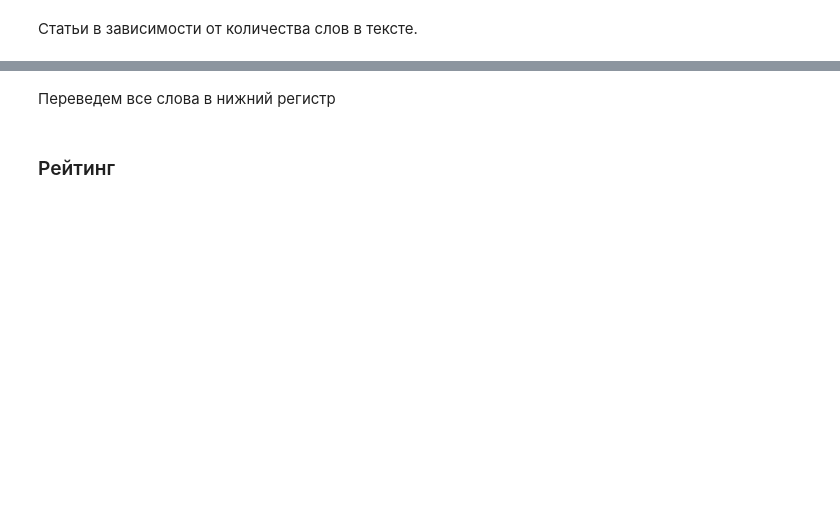
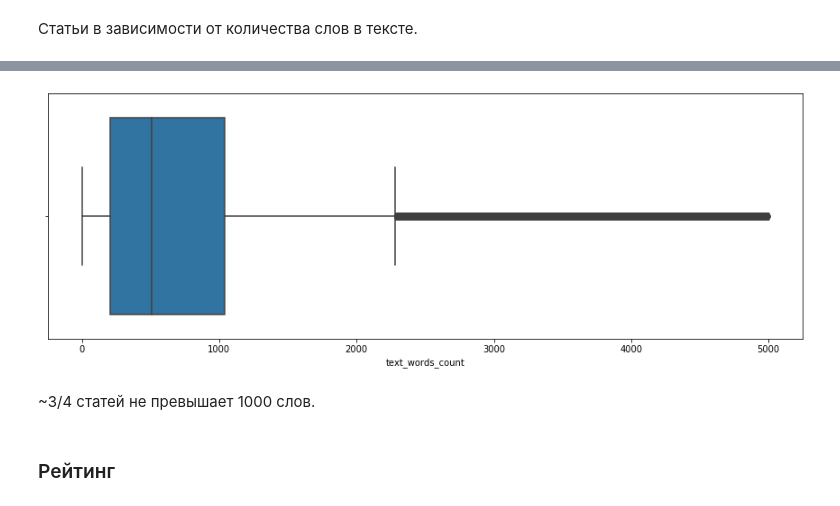
Before and after one commit to D7nis/DS_Habr_rate, a Jupyter notebook: Habr.ipynb, the cells around one changed output, grey strips where cells are left out. Saved outputs shown, nothing was run; the diff lists cells and outputs as text; code cells hidden in the pictures; blank space fills up the shorter version.

```diff
--- a/Habr.ipynb
+++ b/Habr.ipynb
@@ -280,2 +288,16 @@ AddNewFeature_text_words_count()
-# %%
-df.drop(df[df['text_words_count']==0].index,inplace=True)
+# %%
+df['date'] = pd.to_datetime(df['date'])
+# %%
+df = df.astype({'rate':'int16', 'month':'uint8', 'day':'uint8',\
+                'day':'uint8', 'hour':'uint8', 'weekday':'uint8', \
+                'sites_text_count':'uint16',\
+                'ru_words_text_count':'uint32',\
+                'en_words_text_count':'uint16',\
+                'punctuations_text_count':'uint32',\
+                'emotions_text_count':'uint16',\
+                'punctuations_text_count':'uint32',\
+                'text_words_count':'uint32',\
+                'text_clwords_count':'uint32',\
+                'tittle_words_count':'uint8',\
+                'tittle_clwords_count':'uint8',\
+                'rate_category':'int8'})
@@ -354,2 +353,0 @@ AddNewFeature_text_words_count()
-# %% [markdown]
-Переведем все слова в нижний регистр
@@ -360,5 +354,10 @@ def StrLower (series):
-# %%
-df['tittle'] = StrLower(df['tittle'])
-df['text'] = StrLower(df['text'])
+# %%
+fsize = (15, 5)
+fig, ax = plt.subplots(figsize=fsize)
+sns.boxplot(x=df[df['text_words_count']<5000]['text_words_count']);
+# %% [output]
+[figure, added]
+# %% [markdown]
+~3/4 статей не превышает 1000 слов.
 # %% [markdown]
 ### Рейтинг
```
Also changed, not shown: parts of 67 cells of this notebook.
